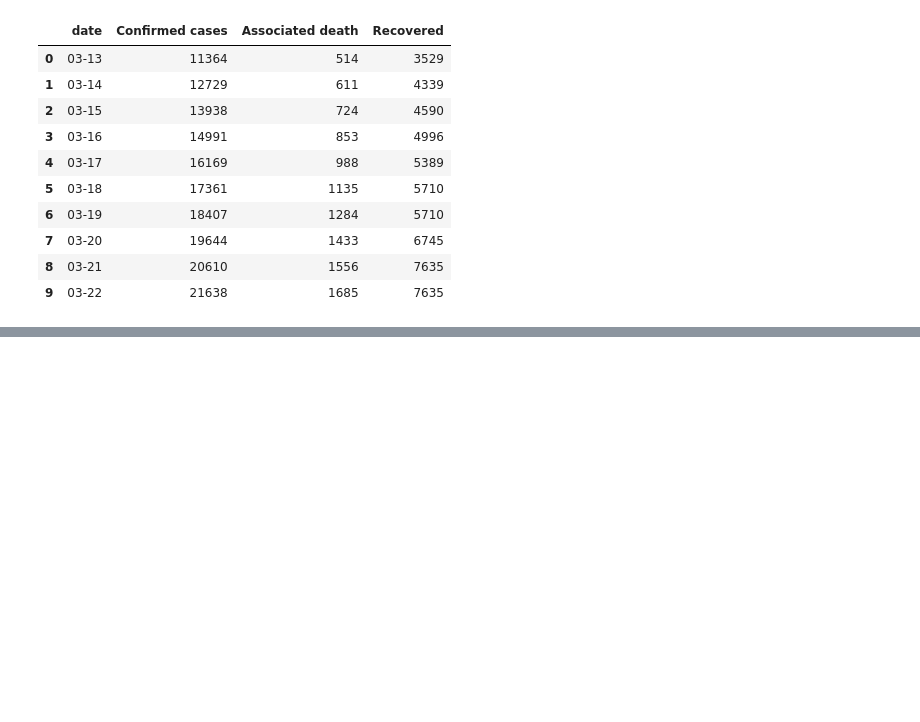
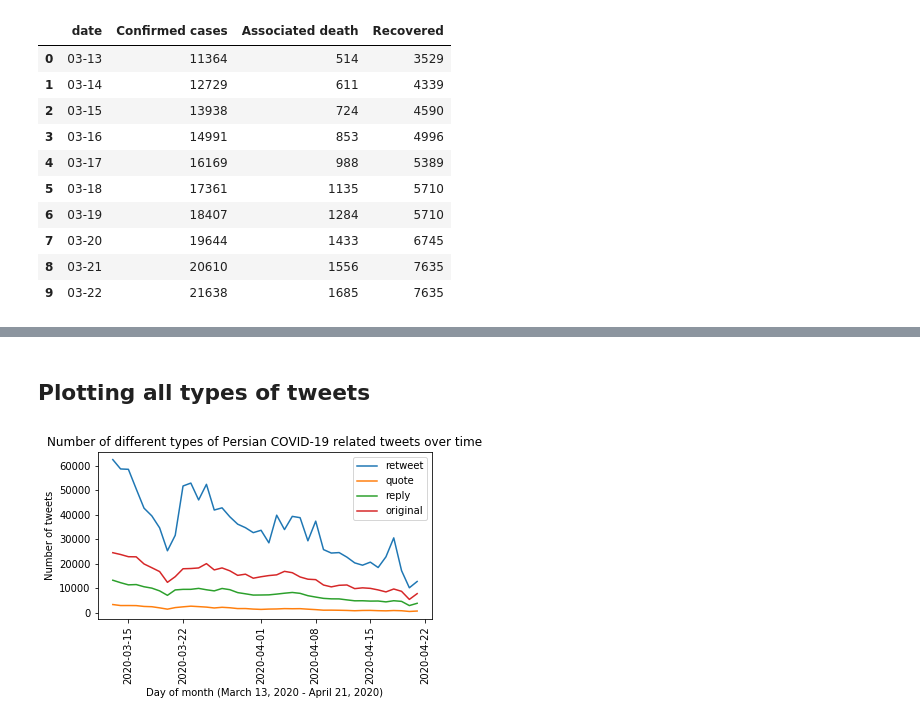
Before and after one commit to phosseini/COVID19-fa, a Jupyter notebook: statistics.ipynb, the cells around one changed output, grey strips where cells are left out. Drawn from its saved outputs; the diff is of its cells as text; code cells hidden in the pictures; blank space fills up the shorter version.

```diff
--- a/statistics.ipynb
+++ b/statistics.ipynb
@@ -96,0 +116,2 @@ plt.show()
+# %% [markdown]
+## Plotting all types of tweets
@@ -96,0 +121,11 @@ plt.show()
+# %%
+count_dict[1:len(count_dict)-1].set_index('date').plot()
+plt.xticks(rotation='vertical')
+plt.title("Number of different types of Persian COVID-19 related tweets over time")
+plt.xlabel("Day of month (March 13, 2020 - April 21, 2020)")
+plt.ylabel("Number of tweets")
+plt.gcf().subplots_adjust(bottom=0.3)
+plt.savefig('iran_statistics.pdf', format="pdf", pad_inches=2)
+plt.show()
+# %% [output]
+[figure, added]
```
Also changed, not shown: parts of 7 cells of this notebook, 7 other files.
